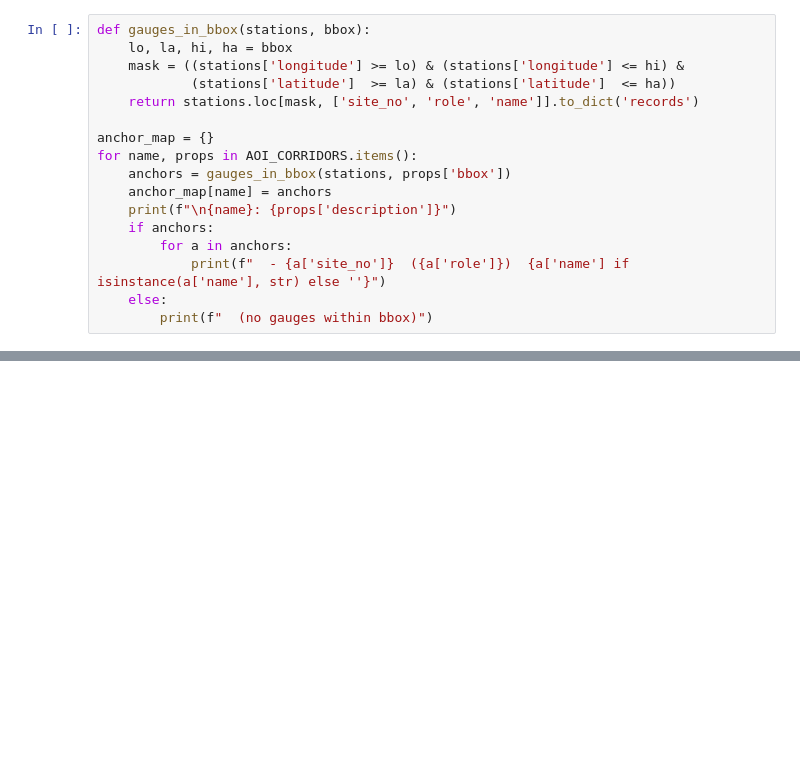
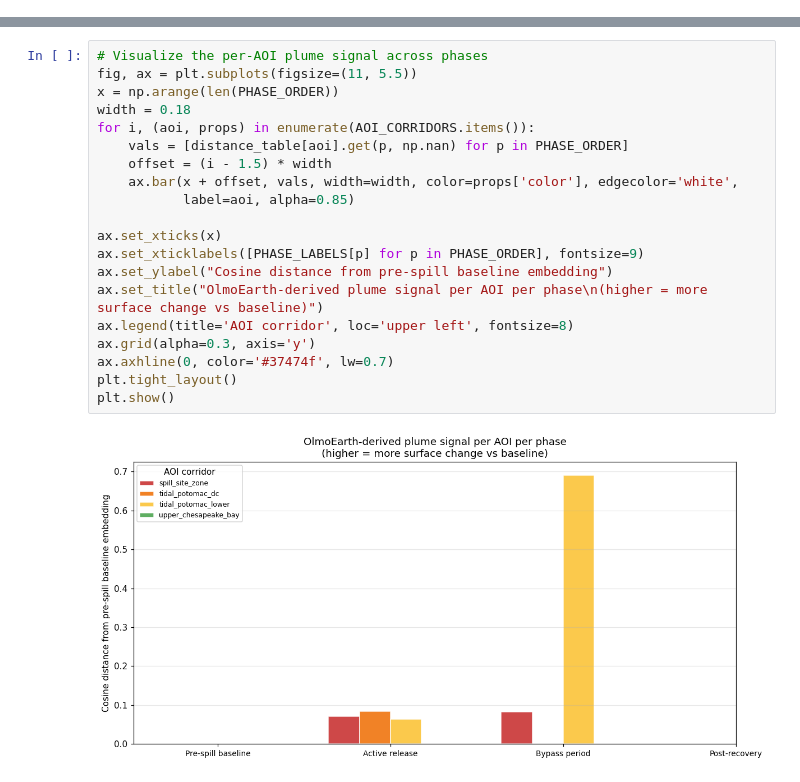
Before and after one commit to 2imi9/olmoearth-potomac-notebooks, a Jupyter notebook: notebooks/03_tutorial_plume_context.ipynb, the cells around one changed output, grey strips where cells are left out. Drawn from its saved outputs; the diff is of its cells as text; blank space fills up the shorter version.

```diff
--- a/notebooks/03_tutorial_plume_context.ipynb
+++ b/notebooks/03_tutorial_plume_context.ipynb
@@ -157,17 +151,0 @@ Bbox-containment check: for each AOI rectangle, list the gauges whose `(lon, lat
-# %%
-def gauges_in_bbox(stations, bbox):
-    lo, la, hi, ha = bbox
-    mask = ((stations['longitude'] >= lo) & (stations['longitude'] <= hi) &
-            (stations['latitude']  >= la) & (stations['latitude']  <= ha))
-    return stations.loc[mask, ['site_no', 'role', 'name']].to_dict('records')
-
-anchor_map = {}
-for name, props in AOI_CORRIDORS.items():
-    anchors = gauges_in_bbox(stations, props['bbox'])
-    anchor_map[name] = anchors
-    print(f"\n{name}: {props['description']}")
-    if anchors:
-        for a in anchors:
-            print(f"  - {a['site_no']}  ({a['role']})  {a['name'] if isinstance(a['name'], str) else ''}")
-    else:
-        print(f"  (no gauges within bbox)")
@@ -376,0 +362,22 @@ The output of Step 4 — plume-flag days per AOI — is the satellite-derived an
+# %%
+# Visualize the per-AOI plume signal across phases
+fig, ax = plt.subplots(figsize=(11, 5.5))
+x = np.arange(len(PHASE_ORDER))
+width = 0.18
+for i, (aoi, props) in enumerate(AOI_CORRIDORS.items()):
+    vals = [distance_table[aoi].get(p, np.nan) for p in PHASE_ORDER]
+    offset = (i - 1.5) * width
+    ax.bar(x + offset, vals, width=width, color=props['color'], edgecolor='white',
+           label=aoi, alpha=0.85)
+
+ax.set_xticks(x)
+ax.set_xticklabels([PHASE_LABELS[p] for p in PHASE_ORDER], fontsize=9)
+ax.set_ylabel("Cosine distance from pre-spill baseline embedding")
+ax.set_title("OlmoEarth-derived plume signal per AOI per phase\n(higher = more surface change vs baseline)")
+ax.legend(title='AOI corridor', loc='upper left', fontsize=8)
+ax.grid(alpha=0.3, axis='y')
+ax.axhline(0, color='#37474f', lw=0.7)
+plt.tight_layout()
+plt.show()
+# %% [output]
+[figure, added]
```
Also changed, not shown: parts of 26 cells of this notebook.
